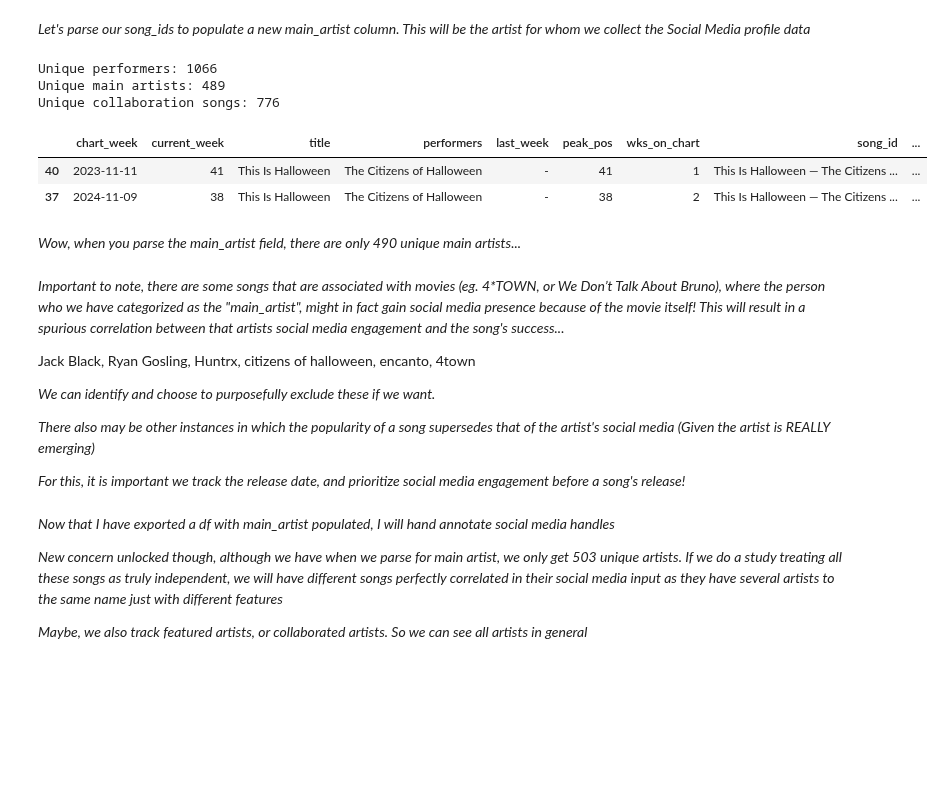
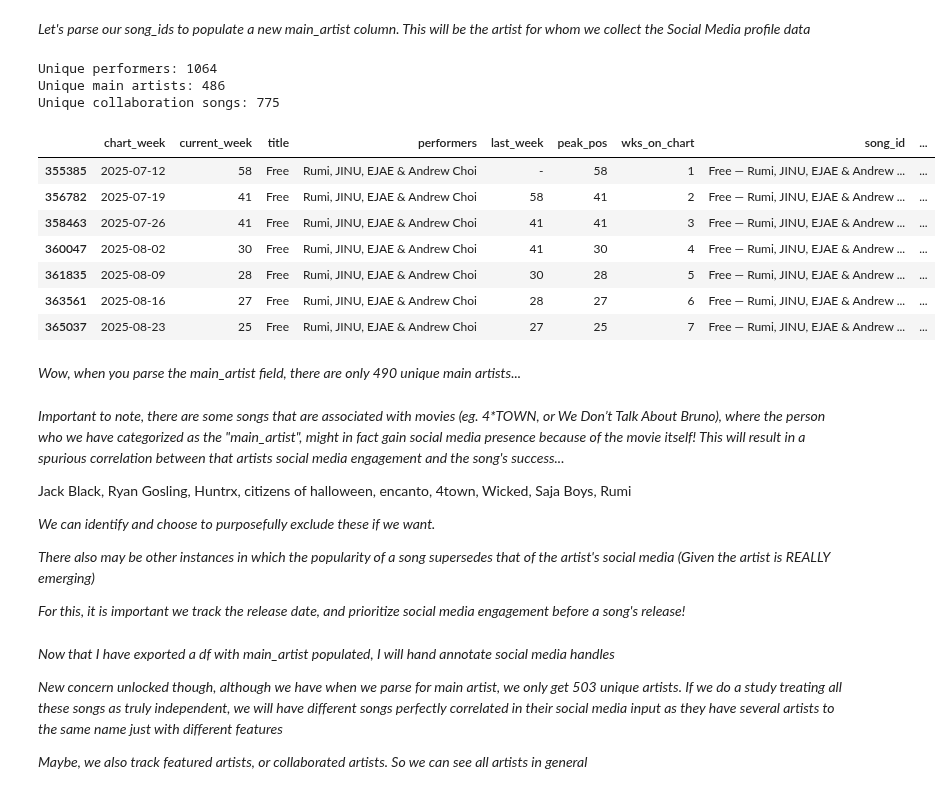
Before and after one commit to tom4sg/DURF, a Jupyter notebook: data_processing.ipynb, the cells around one changed output. Saved outputs shown, nothing was run; the diff lists cells and outputs as text; code cells hidden in the pictures; blank space fills up the shorter version.

Commit message:
fully updated 487 artist socials

```diff
--- a/data_processing.ipynb
+++ b/data_processing.ipynb
@@ -283,6 +283,11 @@ emerging_songs_df.replace({"BLEU": "Yung Bleu"}, inplace=True)
 emerging_songs_df.replace({"HUNTRX": "HUNTR/X"}, inplace=True)
 emerging_songs_df.replace({"HUNTR": "HUNTR/X"}, inplace=True)
 emerging_songs_df.replace({"Twice": "TWICE"}, inplace=True)
+emerging_songs_df.replace({"Pharrell": "Pharrell Williams"}, inplace=True)
+emerging_songs_df.replace({"BossMan DLow": "BossMan Dlow"}, inplace=True)
+emerging_songs_df.replace({"Richy Mitch": "Richy Mitch And The Coal Miners"}, inplace=True)
+emerging_songs_df.replace({"Jennie": "JENNIE"}, inplace=True)
+
 collab_rows = emerging_songs_df[
     emerging_songs_df["main_artist"] != emerging_songs_df["performers"]
 ]
@@ -293,21 +298,26 @@ print(f"Unique performers: {len(emerging_songs_df['performers'].unique())}")
 print(f"Unique main artists: {len(emerging_songs_df['main_artist'].unique())}")
 print(f"Unique collaboration songs: {num_unique_collab_songs}")
 # %% [output]
-Unique performers: 1066
-Unique main artists: 489
-Unique collaboration songs: 776
+Unique performers: 1064
+Unique main artists: 486
+Unique collaboration songs: 775
 # %%
-emerging_songs_df[emerging_songs_df["main_artist"] == "The Citizens of Halloween"]
+emerging_songs_df[emerging_songs_df["main_artist"] == "Rumi"]
 # %% [output]
 |  | chart_week | current_week | title | performers | last_week | peak_pos | wks_on_chart | song_id | ... |
-| 40 | 2023-11-11 | 41 | This Is Halloween | The Citizens of Halloween | - | 41 | 1 | This Is Halloween — The Citizens ... | ... |
-| 37 | 2024-11-09 | 38 | This Is Halloween | The Citizens of Halloween | - | 38 | 2 | This Is Halloween — The Citizens ... | ... |
+| 355385 | 2025-07-12 | 58 | Free | Rumi, JINU, EJAE & Andrew Choi | - | 58 | 1 | Free — Rumi, JINU, EJAE & Andrew ... | ... |
+| 356782 | 2025-07-19 | 41 | Free | Rumi, JINU, EJAE & Andrew Choi | 58 | 41 | 2 | Free — Rumi, JINU, EJAE & Andrew ... | ... |
+| 358463 | 2025-07-26 | 41 | Free | Rumi, JINU, EJAE & Andrew Choi | 41 | 41 | 3 | Free — Rumi, JINU, EJAE & Andrew ... | ... |
+| 360047 | 2025-08-02 | 30 | Free | Rumi, JINU, EJAE & Andrew Choi | 41 | 30 | 4 | Free — Rumi, JINU, EJAE & Andrew ... | ... |
+| 361835 | 2025-08-09 | 28 | Free | Rumi, JINU, EJAE & Andrew Choi | 30 | 28 | 5 | Free — Rumi, JINU, EJAE & Andrew ... | ... |
+| 363561 | 2025-08-16 | 27 | Free | Rumi, JINU, EJAE & Andrew Choi | 28 | 27 | 6 | Free — Rumi, JINU, EJAE & Andrew ... | ... |
+| 365037 | 2025-08-23 | 25 | Free | Rumi, JINU, EJAE & Andrew Choi | 27 | 25 | 7 | Free — Rumi, JINU, EJAE & Andrew ... | ... |
 # %% [markdown]
 *Wow, when you parse the main_artist field, there are only 490 unique main artists...*
 # %% [markdown]
 *Important to note, there are some songs that are associated with movies (eg. 4\*TOWN, or We Don’t Talk About Bruno), where the person who we have categorized as the "main_artist", might in fact gain social media presence because of the movie itself! This will result in a spurious correlation between that artists social media engagement and the song's success...*
 
-Jack Black, Ryan Gosling, Huntrx, citizens of halloween, encanto, 4town
+Jack Black, Ryan Gosling, Huntrx, citizens of halloween, encanto, 4town, Wicked, Saja Boys, Rumi
 
 *We can identify and choose to purposefully exclude these if we want.*
 
```
Also changed, not shown: 5 other files.
